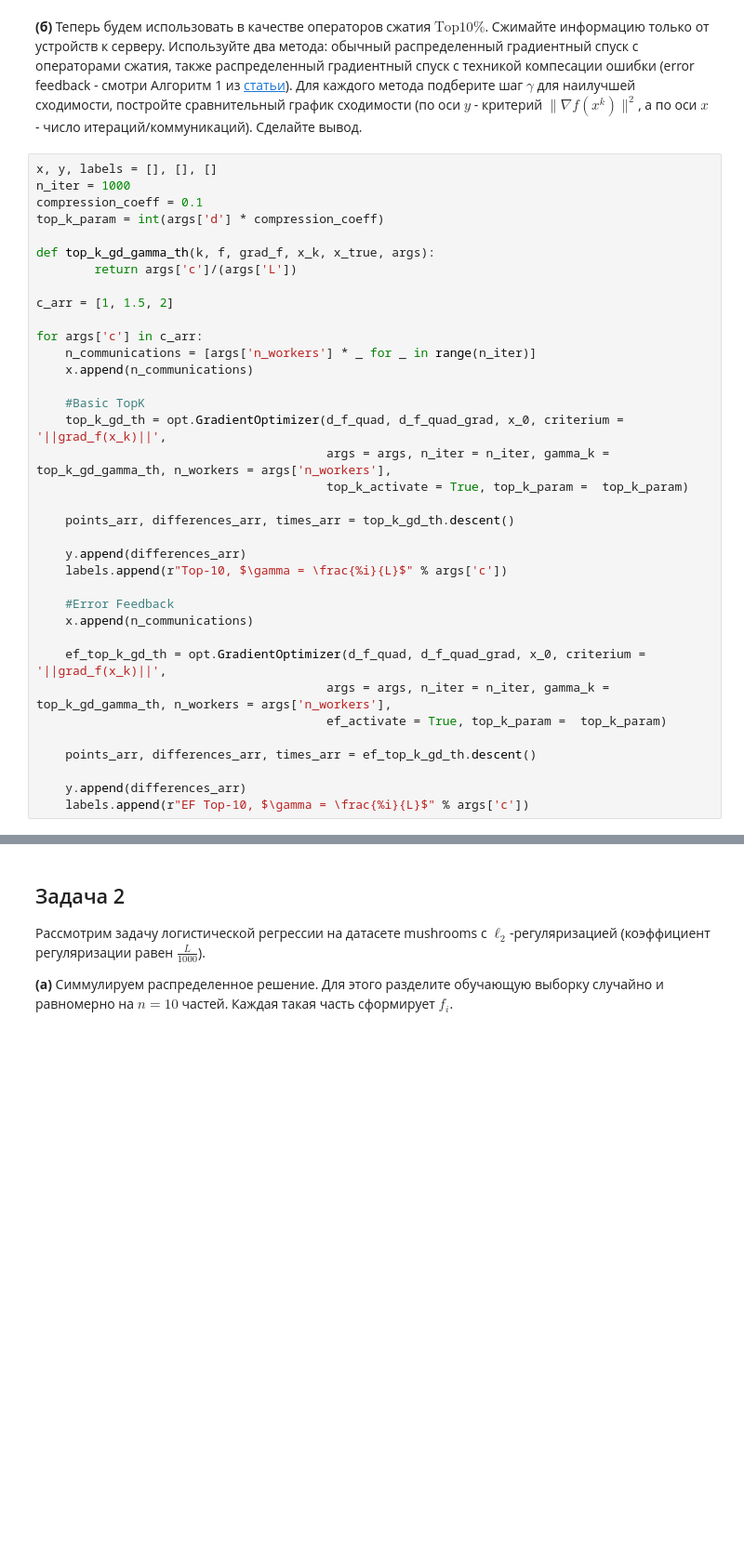
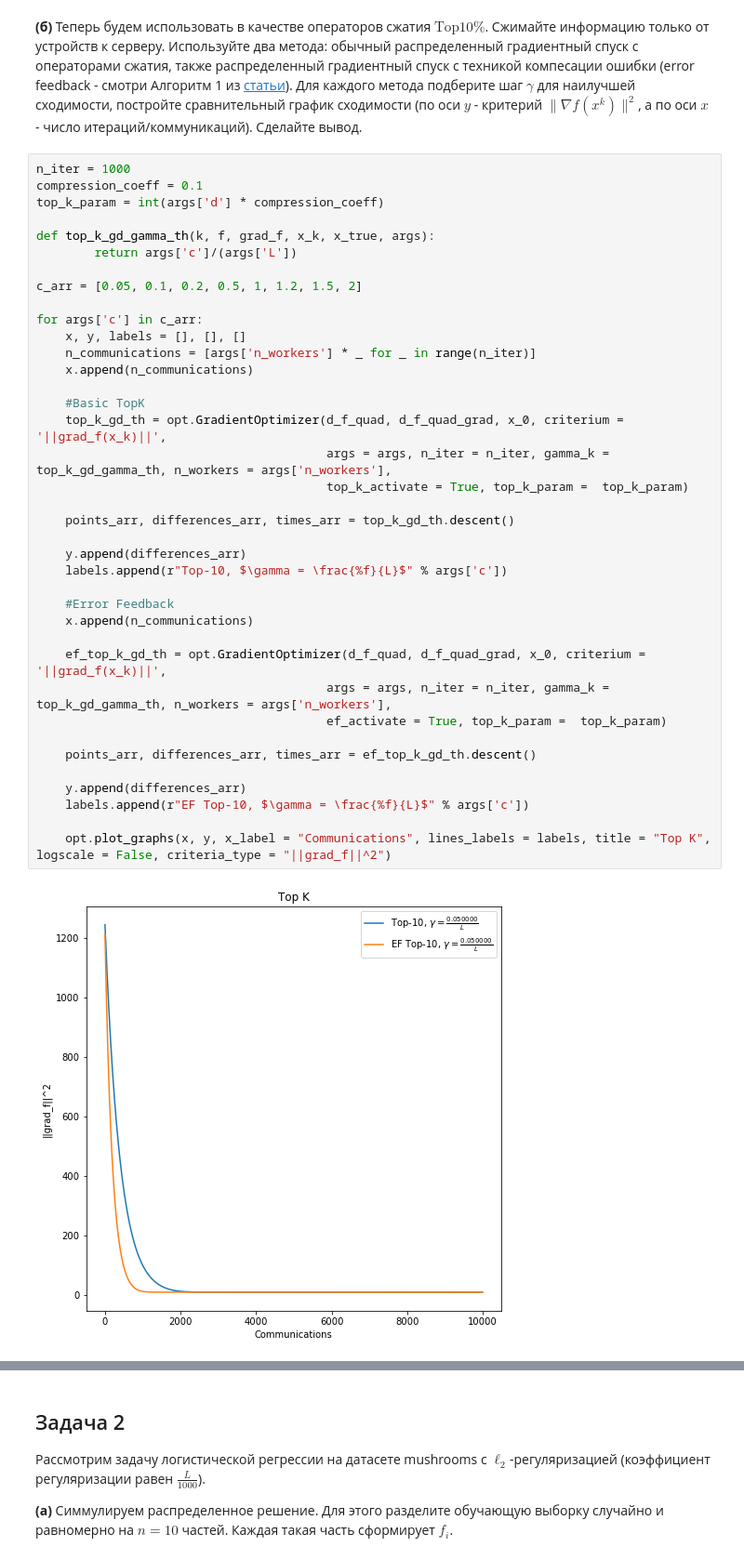
Before and after one commit to k2a07/MIPT-homeworks, a Jupyter notebook: Acharya_Kirill_Optimization_HW_7.ipynb, the cells around one changed output, grey strips where cells are left out. Shown at 93% size. Saved outputs shown, nothing was run; the diff lists cells and outputs as text; blank space fills up the shorter version.

```diff
--- a/Acharya_Kirill_Optimization_HW_7.ipynb
+++ b/Acharya_Kirill_Optimization_HW_7.ipynb
@@ -85,38 +85,42 @@ With the current theoretical learning rate the best result in terms of the speed
 # %% [markdown]
 __(б)__ Теперь будем использовать в качестве операторов сжатия $\text{Top}10\%$. Сжимайте информацию только от устройств к серверу. Используйте два метода: обычный распределенный градиентный спуск с операторами сжатия, также распределенный градиентный спуск с техникой компесации ошибки (error feedback - смотри Алгоритм 1 из [статьи](https://arxiv.org/abs/2002.12410)). Для каждого метода подберите шаг $\gamma$ для наилучшей сходимости, постройте сравнительный график сходимости (по оси $y$ - критерий $\| \nabla f(x^k)\|^2$, а по оси $x$ - число итераций/коммуникаций). Сделайте вывод.
 # %%
-x, y, labels = [], [], []
 n_iter = 1000
 compression_coeff = 0.1
 top_k_param = int(args['d'] * compression_coeff)
 
 def top_k_gd_gamma_th(k, f, grad_f, x_k, x_true, args):
         return args['c']/(args['L'])
 
-c_arr = [1, 1.5, 2]
+c_arr = [0.05, 0.1, 0.2, 0.5, 1, 1.2, 1.5, 2]
 
 for args['c'] in c_arr:
+    x, y, labels = [], [], []
     n_communications = [args['n_workers'] * _ for _ in range(n_iter)]
     x.append(n_communications)
 
     #Basic TopK
     top_k_gd_th = opt.GradientOptimizer(d_f_quad, d_f_quad_grad, x_0, criterium = '||grad_f(x_k)||',
                                         args = args, n_iter = n_iter, gamma_k = top_k_gd_gamma_th, n_workers = args['n_workers'],
                                         top_k_activate = True, top_k_param =  top_k_param)
 
     points_arr, differences_arr, times_arr = top_k_gd_th.descent()
 
     y.append(differences_arr)
-    labels.append(r"Top-10, $\gamma = \frac{%i}{L}$" % args['c'])
+    labels.append(r"Top-10, $\gamma = \frac{%f}{L}$" % args['c'])
 
     #Error Feedback
     x.append(n_communications)
 
     ef_top_k_gd_th = opt.GradientOptimizer(d_f_quad, d_f_quad_grad, x_0, criterium = '||grad_f(x_k)||',
                                         args = args, n_iter = n_iter, gamma_k = top_k_gd_gamma_th, n_workers = args['n_workers'],
                                         ef_activate = True, top_k_param =  top_k_param)
 
     points_arr, differences_arr, times_arr = ef_top_k_gd_th.descent()
 
     y.append(differences_arr)
-    labels.append(r"EF Top-10, $\gamma = \frac{%i}{L}$" % args['c'])
+    labels.append(r"EF Top-10, $\gamma = \frac{%f}{L}$" % args['c'])
+
+    opt.plot_graphs(x, y, x_label = "Communications", lines_labels = labels, title = "Top K", logscale = False, criteria_type = "||grad_f||^2")
+# %% [output]
+[figure, added]
```
Also changed, not shown: parts of 7 cells of this notebook.
